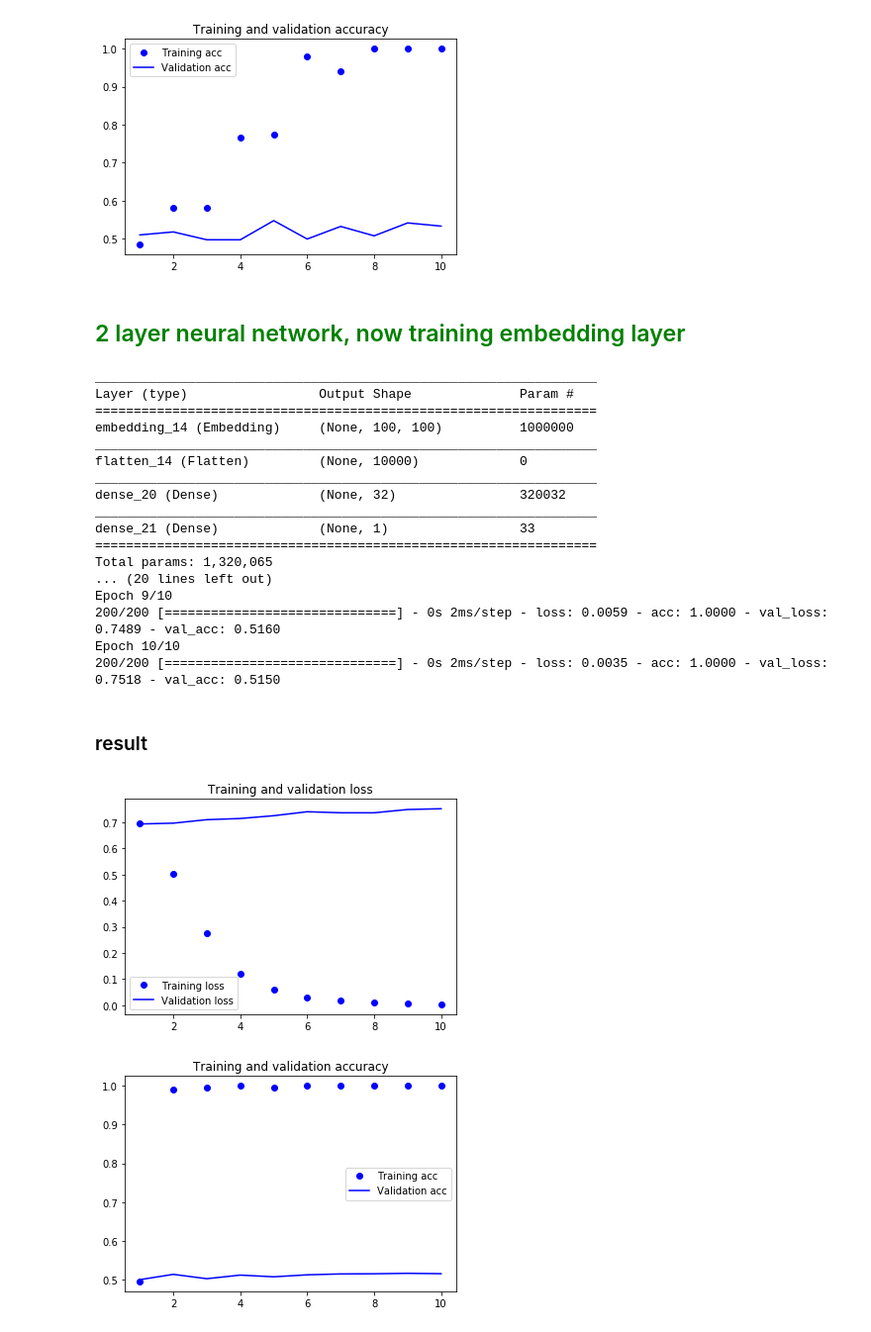
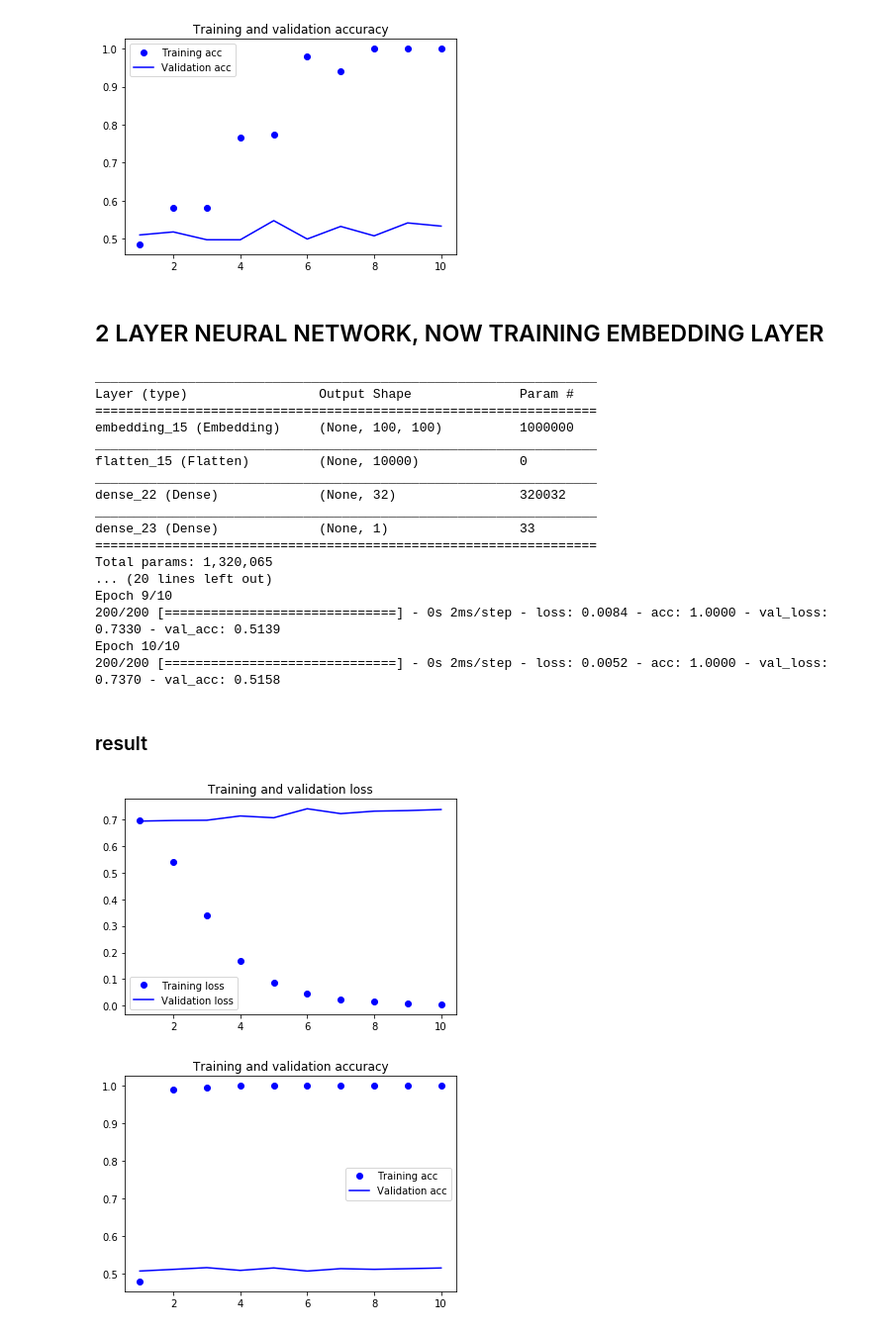
Before and after one commit to SanjyotZade/deep-learning-with-keras, a Jupyter notebook: Deep_learnin_for_text_and_sequences/text_and_sequences_data_processing.ipynb, the cells around one changed output. Shown: that part at 99% size. Cells and saved outputs as stored; diff of their text form; code cells hidden in the pictures.

```diff
--- a/Deep_learnin_for_text_and_sequences/text_and_sequences_data_processing.ipynb
+++ b/Deep_learnin_for_text_and_sequences/text_and_sequences_data_processing.ipynb
@@ -495,7 +514,7 @@ Epoch 10/10
 [figure]
 [figure]
 # %%
-display(Markdown("## <font color='green'> 2 layer neural network, now training embedding layer</font>"))
+display(Markdown("## 2 LAYER NEURAL NETWORK, NOW TRAINING EMBEDDING LAYER"))
 
 # pre-processing initializations
 max_sentence_length = max_sentence_length  # max sentence length taken from imdb dataset preparation stage
@@ -511,39 +530,39 @@ model.add(Embedding(n_vocab_embedding_layer, size_of_word_vector, input_length=m
 model.add(Flatten())
 model.add(Dense(32, activation='relu')) # 1 hidden layer with relu activation
 model.add(Dense(1, activation='sigmoid'))
 model.summary()
 
 ## NOTE: No layer freezing
 
 # staring model training
 model.compile(optimizer='rmsprop',loss='binary_crossentropy',metrics=['acc'])
 history = model.fit(x_train, y_train,
                     epochs=10,
                     batch_size=32,
                     validation_data=(x_val, y_val))
 
 # ploting model training results
 display(Markdown("### result"))
 plot_model_training_history(history)
 # %% [output]
-## <font color='green'> 2 layer neural network, now training embedding layer</font>
+## 2 LAYER NEURAL NETWORK, NOW TRAINING EMBEDDING LAYER
 _________________________________________________________________
 Layer (type)                 Output Shape              Param #
 =================================================================
-embedding_14 (Embedding)     (None, 100, 100)          1000000
+embedding_15 (Embedding)     (None, 100, 100)          1000000
 _________________________________________________________________
-flatten_14 (Flatten)         (None, 10000)             0
+flatten_15 (Flatten)         (None, 10000)             0
 _________________________________________________________________
-dense_20 (Dense)             (None, 32)                320032
+dense_22 (Dense)             (None, 32)                320032
 _________________________________________________________________
-dense_21 (Dense)             (None, 1)                 33
+dense_23 (Dense)             (None, 1)                 33
 =================================================================
 Total params: 1,320,065
 ... (20 lines left out)
 Epoch 9/10
-200/200 [==============================] - 0s 2ms/step - loss: 0.0059 - acc: 1.0000 - val_loss: 0.7489 - val_acc: 0.5160
+200/200 [==============================] - 0s 2ms/step - loss: 0.0084 - acc: 1.0000 - val_loss: 0.7330 - val_acc: 0.5139
 Epoch 10/10
-200/200 [==============================] - 0s 2ms/step - loss: 0.0035 - acc: 1.0000 - val_loss: 0.7518 - val_acc: 0.5150
+200/200 [==============================] - 0s 2ms/step - loss: 0.0052 - acc: 1.0000 - val_loss: 0.7370 - val_acc: 0.5158
 ### result
-[figure, old version]
+[figure, new version]
-[figure, old version]
+[figure, new version]
```
Also changed, not shown: parts of 1 cell of this notebook.
